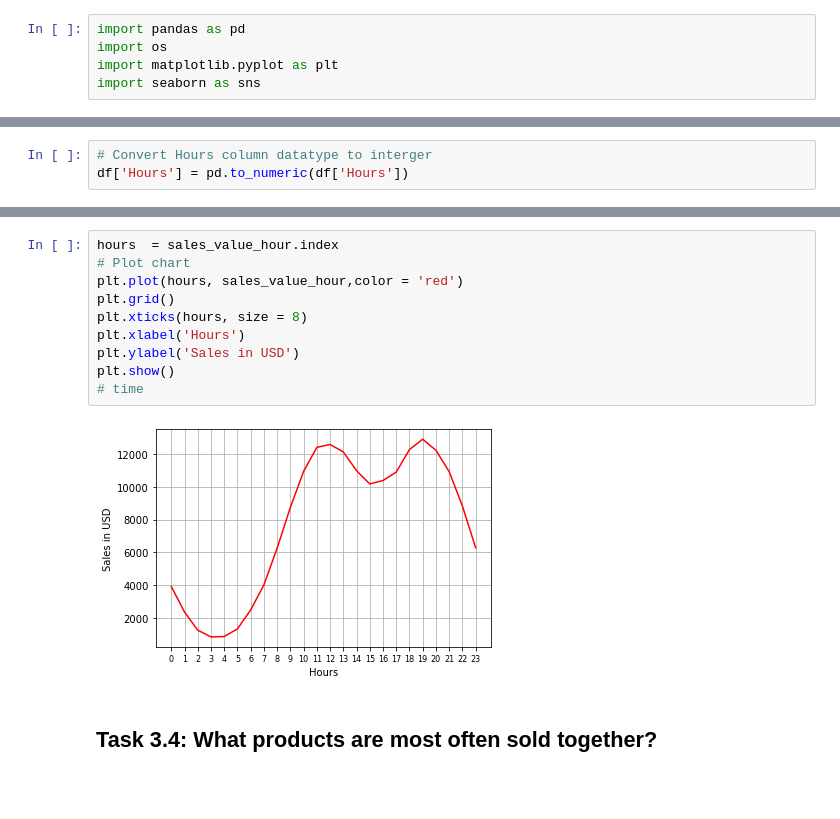
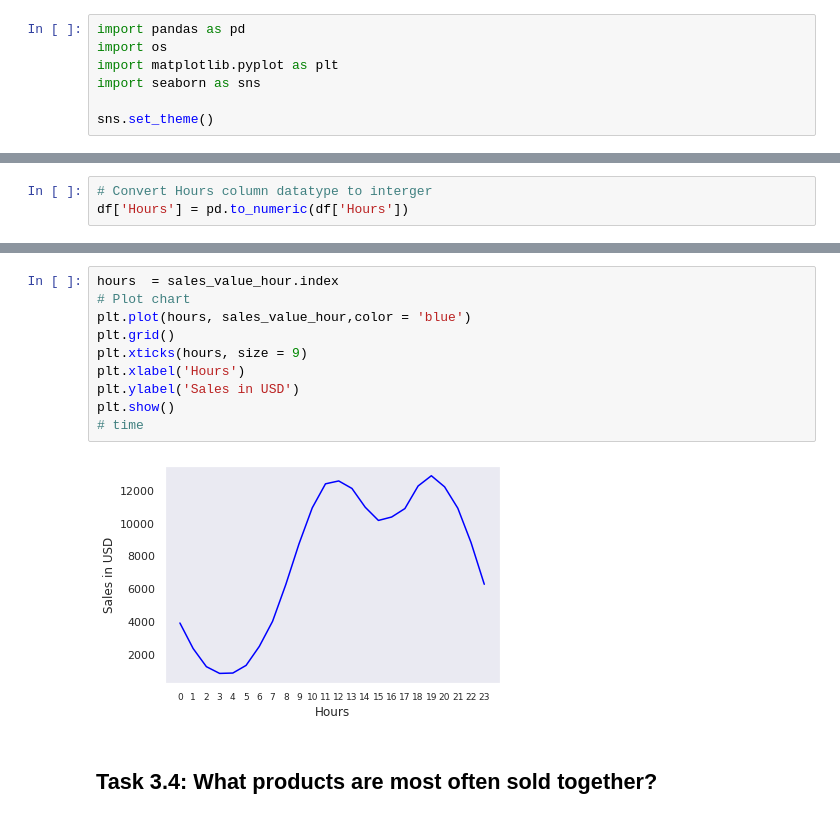
Before and after one commit to LeeHarry14202/Sales_Reporting, a Jupyter notebook: report.ipynb, the cells around one changed output, grey strips where cells are left out. Drawn from its saved outputs; the diff is of its cells as text; blank space fills up the shorter version.

```diff
--- a/report.ipynb
+++ b/report.ipynb
@@ -3,6 +3,8 @@ import pandas as pd
 import os
 import matplotlib.pyplot as plt
 import seaborn as sns
+
+sns.set_theme()
 # %%
 path  = '/home/lee/Desktop/Sales_Reporting/data'
 # %% [markdown]
@@ -269,15 +271,15 @@ draw_bar_chart(hours,sales_value_hour,'Hours','Sales in USD')
 # %%
 hours  = sales_value_hour.index
 # Plot chart
-plt.plot(hours, sales_value_hour,color = 'red')
+plt.plot(hours, sales_value_hour,color = 'blue')
 plt.grid()
-plt.xticks(hours, size = 8)
+plt.xticks(hours, size = 9)
 plt.xlabel('Hours')
 plt.ylabel('Sales in USD')
 plt.show()
 # time
 # %% [output]
-[figure, old version]
+[figure, new version]
 # %% [markdown]
 ## Task 3.4: What products are most often sold together?
 # %%
```
Also changed, not shown: parts of 7 cells of this notebook.
